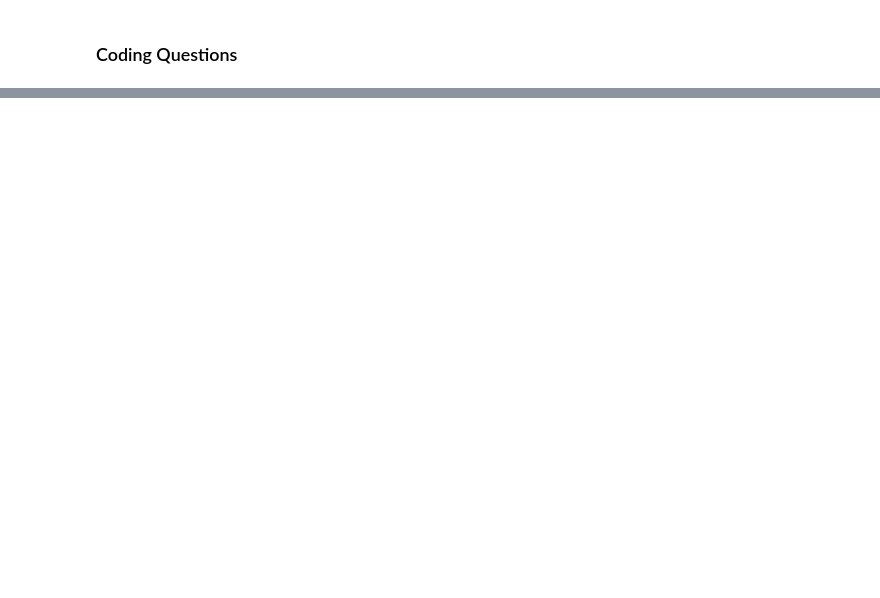
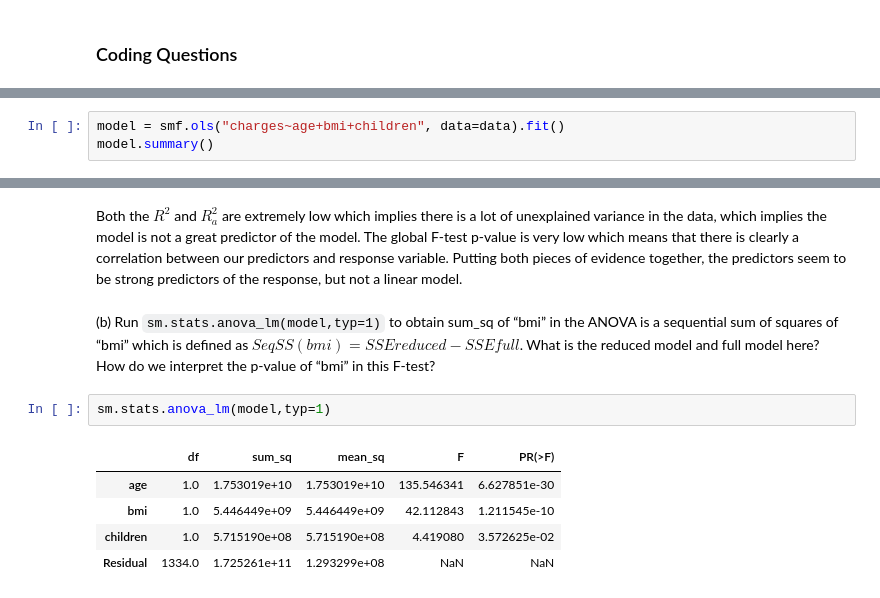
Before and after one commit to Branflakes333/linear_regression, a Jupyter notebook: HW/HW3/HW3.ipynb, the cells around one changed output, grey strips where cells are left out. Drawn from its saved outputs; the diff is of its cells as text; blank space fills up the shorter version.

```diff
--- a/HW/HW3/HW3.ipynb
+++ b/HW/HW3/HW3.ipynb
@@ -62,0 +108,3 @@ by the method of least squares when it is known that $\beta_2=4$. How can the an
+# %%
+model = smf.ols("charges~age+bmi+children", data=data).fit()
+model.summary()
@@ -62,0 +133,15 @@ by the method of least squares when it is known that $\beta_2=4$. How can the an
+# %% [markdown]
+Both the $R^2$ and $R^2_a$ are extremely low which implies there is a lot of unexplained variance in the data, which implies the model is not a great predictor of the model. The global F-test p-value is very low which means that there is clearly a correlation between our predictors and response variable. Putting both pieces of evidence together, the predictors seem to be strong predictors of the response, but not a linear model.
+# %% [markdown]
+(b) Run `sm.stats.anova_lm(model,typ=1)` to obtain sum_sq of “bmi” in the ANOVA is a sequential
+sum of squares of “bmi” which is defined as $SeqSS(bmi)=SSEreduced−SSEfull$.
+What is the reduced model and full model here? How do we interpret the p-value of “bmi” in
+this F-test?
+# %%
+sm.stats.anova_lm(model,typ=1)
+# %% [output]
+|  | df | sum_sq | mean_sq | F | PR(>F) |
+| age | 1.0 | 1.753019e+10 | 1.753019e+10 | 135.546341 | 6.627851e-30 |
+| bmi | 1.0 | 5.446449e+09 | 5.446449e+09 | 42.112843 | 1.211545e-10 |
+| children | 1.0 | 5.715190e+08 | 5.715190e+08 | 4.419080 | 3.572625e-02 |
+| Residual | 1334.0 | 1.725261e+11 | 1.293299e+08 | NaN | NaN |
```
Also changed, not shown: parts of 23 cells of this notebook.
